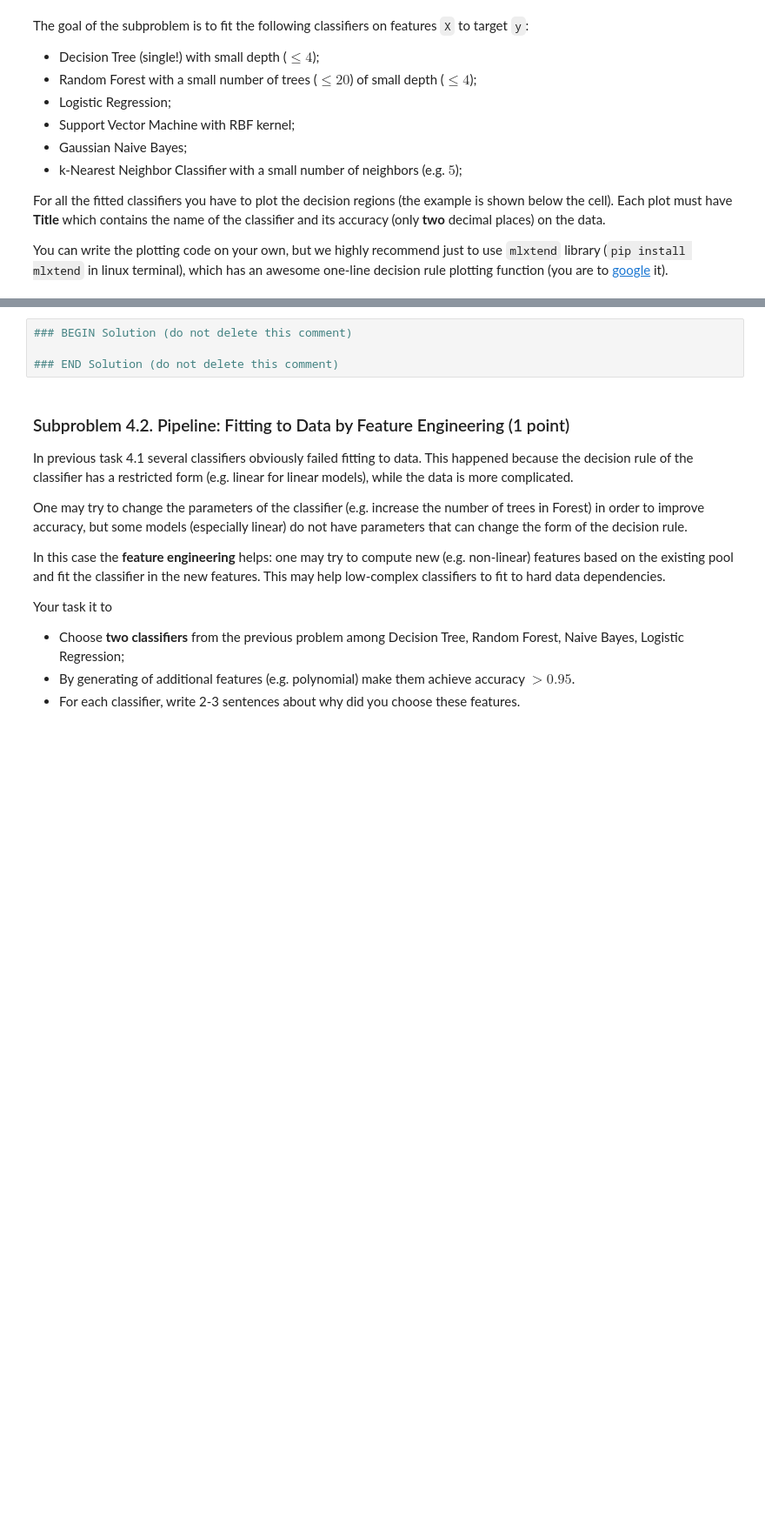
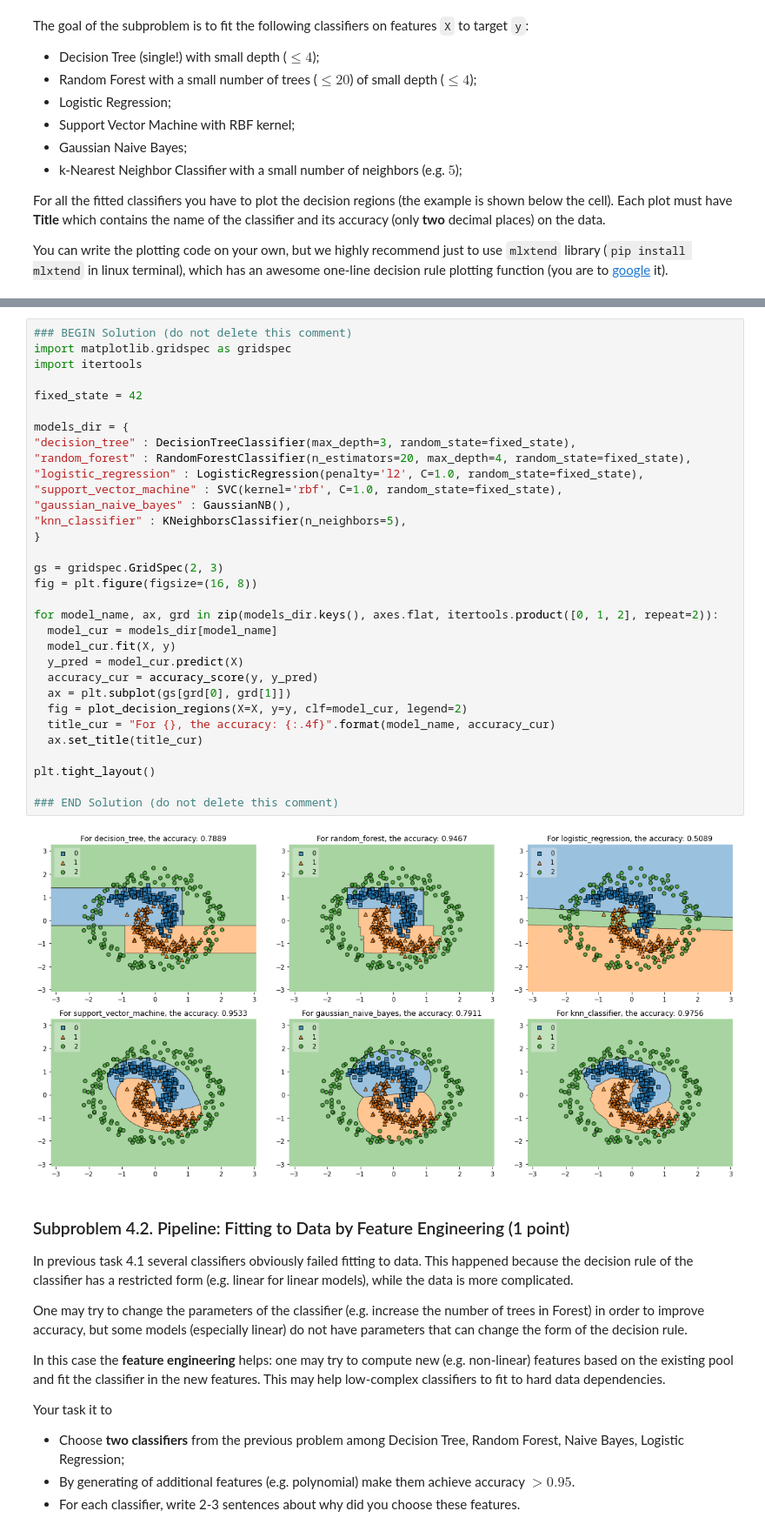
Before and after one commit to purphy42/ML_2023, a Jupyter notebook: HW_1.ipynb, the cells around one changed output, grey strips where cells are left out. Shown at 87% size. Saved outputs shown, nothing was run; the diff lists cells and outputs as text; blank space fills up the shorter version.

```diff
--- a/HW_1.ipynb
+++ b/HW_1.ipynb
@@ -242,7 +249,37 @@ You can write the plotting code on your own, but we highly recommend just to use
-# %%
-### BEGIN Solution (do not delete this comment)
-
-### END Solution (do not delete this comment)
+# %%
+### BEGIN Solution (do not delete this comment)
+import matplotlib.gridspec as gridspec
+import itertools
+
+fixed_state = 42
+
+models_dir = {
+"decision_tree" : DecisionTreeClassifier(max_depth=3, random_state=fixed_state),
+"random_forest" : RandomForestClassifier(n_estimators=20, max_depth=4, random_state=fixed_state),
+"logistic_regression" : LogisticRegression(penalty='l2', C=1.0, random_state=fixed_state),
+"support_vector_machine" : SVC(kernel='rbf', C=1.0, random_state=fixed_state),
+"gaussian_naive_bayes" : GaussianNB(),
+"knn_classifier" : KNeighborsClassifier(n_neighbors=5),
+}
+
+gs = gridspec.GridSpec(2, 3)
+fig = plt.figure(figsize=(16, 8))
+
+for model_name, ax, grd in zip(models_dir.keys(), axes.flat, itertools.product([0, 1, 2], repeat=2)):
+  model_cur = models_dir[model_name]
+  model_cur.fit(X, y)
+  y_pred = model_cur.predict(X)
+  accuracy_cur = accuracy_score(y, y_pred)
+  ax = plt.subplot(gs[grd[0], grd[1]])
+  fig = plot_decision_regions(X=X, y=y, clf=model_cur, legend=2)
+  title_cur = "For {}, the accuracy: {:.4f}".format(model_name, accuracy_cur)
+  ax.set_title(title_cur)
+
+plt.tight_layout()
+
+### END Solution (do not delete this comment)
+# %% [output]
+[figure, added]
 # %% [markdown]
 ### Subproblem 4.2. Pipeline: Fitting to Data by Feature Engineering (1 point)
 In previous task 4.1 several classifiers obviously failed fitting to data. This happened because the decision rule of the classifier has a restricted form (e.g. linear for linear models), while the data is more complicated.
```
Also changed, not shown: parts of 4 cells of this notebook.
